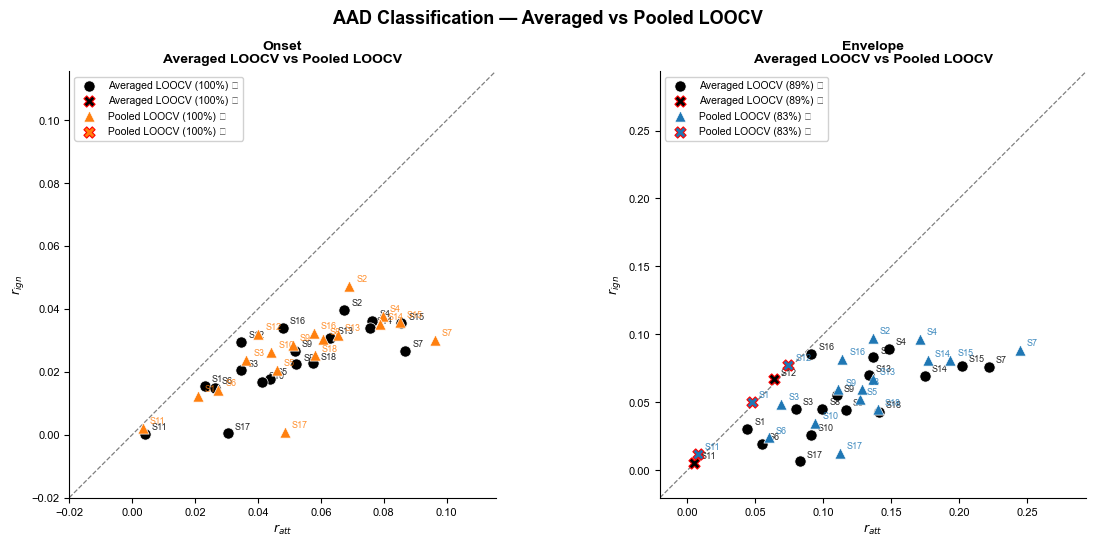
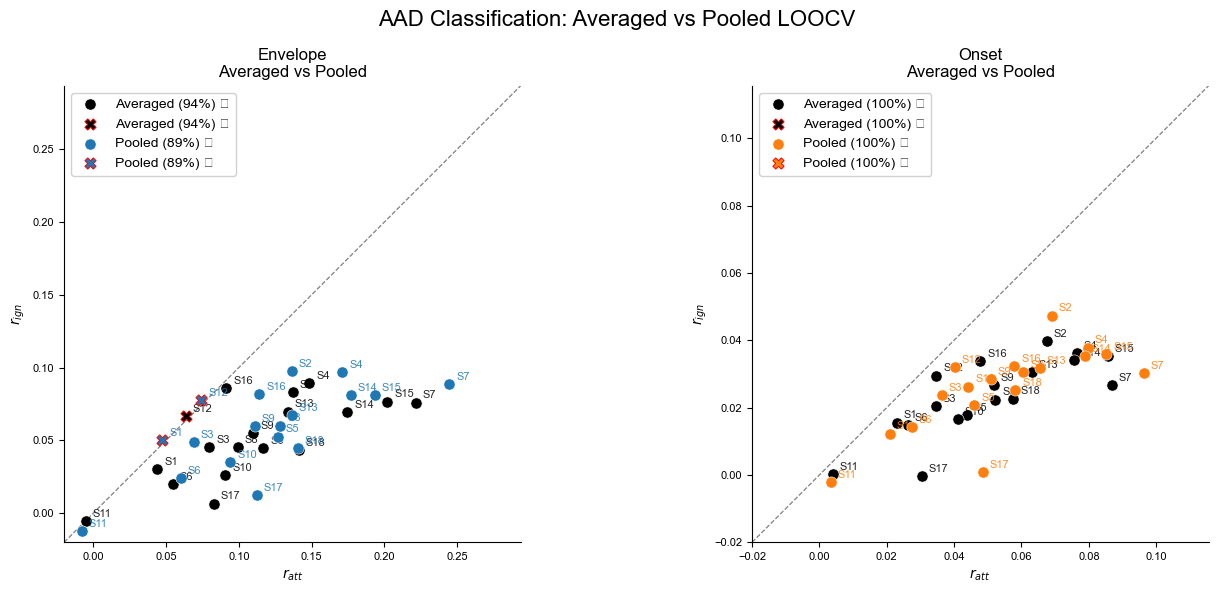
Code edit (unified diff) that turned the first committed figure into the second:
--- before
+++ after
@@ -1,3 +1,2 @@
-# COMING SOON
 # ─────────────────────────────────────────────
 # Figure 2 — Scatter panels
@@ -15,6 +14,6 @@
 
     for r_att, r_ign, acc, dot_color, marker, label in [
-        (r_att_avg,  r_ign_avg,  acc_avg, "black",  'o', f'Averaged LOOCV ({acc_avg:.0%})'),
-        (r_att_pool, r_ign_pool, acc_pool, color, '^', f'Pooled LOOCV ({acc_pool:.0%})'),
+        (r_att_avg,  r_ign_avg,  acc_avg, "black",  'o', f'Averaged ({acc_avg:.0%})'),
+        (r_att_pool, r_ign_pool, acc_pool, color, 'o', f'Pooled ({acc_pool:.0%})'),
     ]:
         correct   = r_att > r_ign
@@ -22,8 +21,8 @@
 
         ax.scatter(r_att[correct], r_ign[correct],
-                   color=dot_color, edgecolors='white', linewidths=0.5,
+                   color=dot_color, edgecolors='white', linewidths=0.4,
                    s=65, zorder=3, marker=marker, label=f'{label} ✓')
         ax.scatter(r_att[incorrect], r_ign[incorrect],
-                   color=dot_color, edgecolors='red', linewidths=0.8,
+                   color=dot_color, edgecolors='red', linewidths=0.7,
                    s=65, zorder=3, marker="X",
                    label=f'{label} ✗')
@@ -31,5 +30,5 @@
         for s, x, y in zip(subjects, r_att, r_ign):
             ax.annotate(s, (x, y), textcoords='offset points', xytext=(5, 3),
-                        fontsize=6.5, color=dot_color, alpha=0.85)
+                        fontsize=8, color=dot_color, alpha=0.85)
 
     all_r = np.concatenate([r_att_avg, r_ign_avg, r_att_pool, r_ign_pool])
@@ -39,14 +38,22 @@
     ax.set_ylim(lim)
     ax.set_aspect('equal')
-    ax.set_xlabel(r'$r_{att}$', fontsize=9)
-    ax.set_ylabel(r'$r_{ign}$', fontsize=9)
-    ax.set_title(title, fontsize=10, fontweight='bold')
-    ax.legend(fontsize=7.5, loc='upper left', framealpha=0.9)
+    ax.set_xlabel(r'$r_{att}$')
+    ax.set_ylabel(r'$r_{ign}$')
+    ax.set_title(title, fontsize=12)
+    ax.legend(loc='upper left', framealpha=0.9,)
     ax.spines[['top', 'right']].set_visible(False)
     ax.tick_params(labelsize=8)
 
 
-fig2, (ax_onset, ax_env) = plt.subplots(1, 2, figsize=(12, 5.5))
+fig2, (ax_env, ax_onset) = plt.subplots(1, 2, figsize=(14, 6))
 
+
+plot_scatter_panel(
+    ax_env, SUBJECTS,
+    r_atts_avg_env, r_igns_avg_env, acc_avg_env,
+    r_atts_pool_env, r_igns_pool_env, acc_pool_env,
+    color='tab:blue',
+    title='Envelope\nAveraged vs Pooled',
+)
 
 plot_scatter_panel(
@@ -55,18 +62,12 @@
     r_atts_pool_onset, r_igns_pool_onset, acc_pool_onset,
     color='tab:orange',
-    title='Onset\nAveraged LOOCV vs Pooled LOOCV',
+    title='Onset\nAveraged vs Pooled',
 )
 
-plot_scatter_panel(
-    ax_env, SUBJECTS,
-    r_atts_avg_env, r_igns_avg_env, acc_avg_env,
-    r_atts_pool_env, r_igns_pool_env, acc_pool_env,
-    color='tab:blue',
-    title='Envelope\nAveraged LOOCV vs Pooled LOOCV',
-)
 
-fig2.suptitle('AAD Classification — Averaged vs Pooled LOOCV', fontsize=13, fontweight='bold')
+
+fig2.suptitle('AAD Classification: Averaged vs Pooled LOOCV')
 fig2.tight_layout()
-fig2.savefig(BEYOND_FIGURES_DIR / 'aad_pooled_scatter.png', dpi=150, bbox_inches='tight')
+fig2.savefig(BEYOND_FIGURES_DIR / 'beyond_aad_pooled_scatter.png', dpi=150, bbox_inches='tight')
 plt.show()
 

Commit: Within dataset figures done